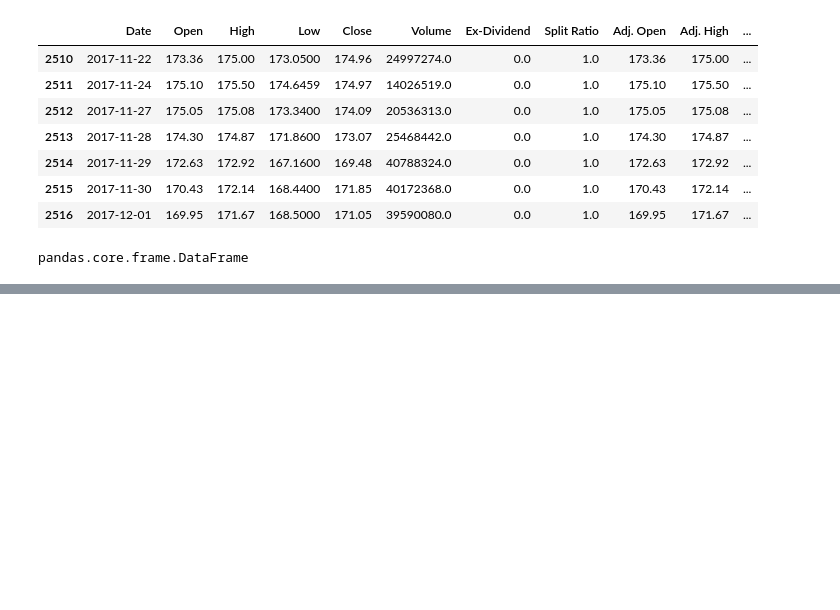
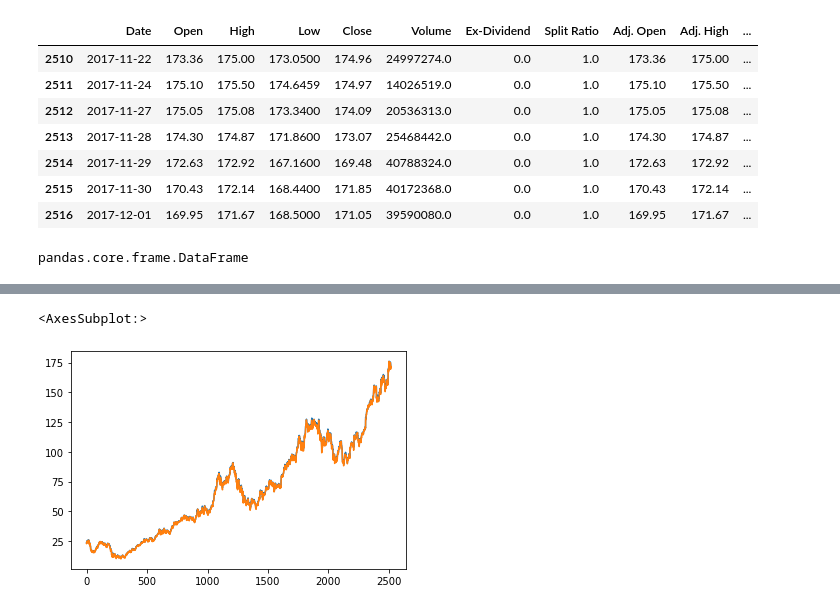
Before and after one commit to Abhinav-vats/MACD-Demo, a Jupyter notebook: Git_Understanding.ipynb, the cells around one changed output, grey strips where cells are left out. Drawn from its saved outputs; the diff is of its cells as text; code cells hidden in the pictures; blank space fills up the shorter version.

```diff
--- a/Git_Understanding.ipynb
+++ b/Git_Understanding.ipynb
@@ -20,0 +26,6 @@ pandas.core.frame.DataFrame
+# %%
+aapl_stock_data["Adj. High"].plot()
+aapl_stock_data["Adj. Close"].plot()
+# %% [output]
+<AxesSubplot:>
+[figure, added]
```
Also changed, not shown: parts of 1 cell of this notebook.
